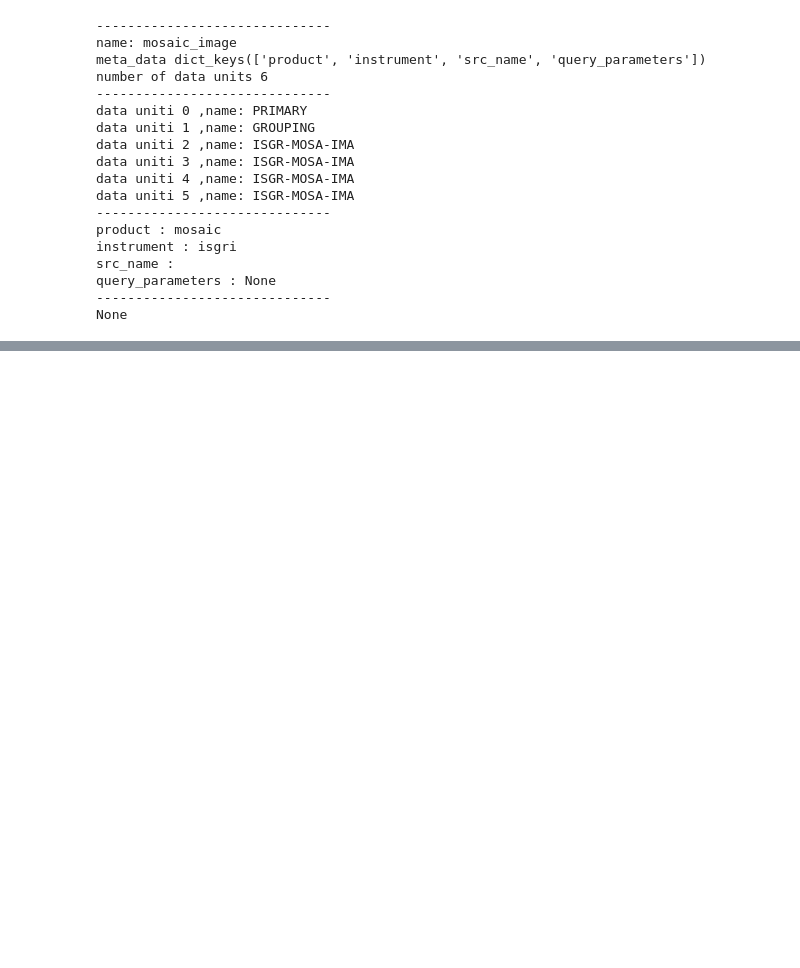
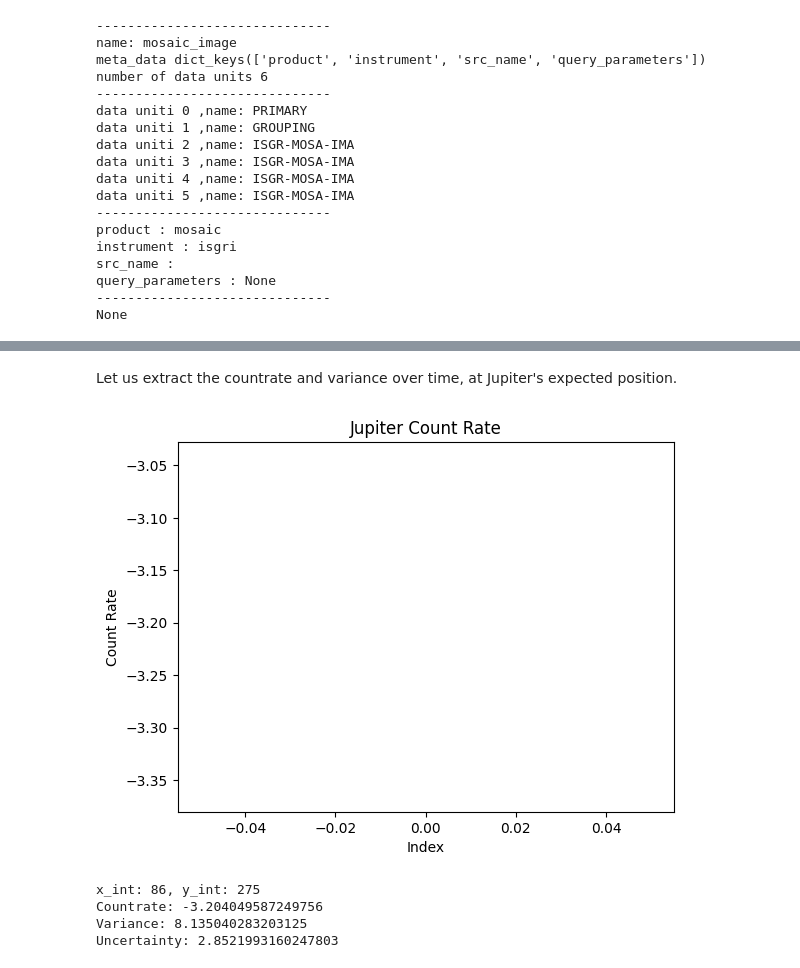
Before and after one commit to interstellxr/jupiter-xray-analysis, a Jupyter notebook: ScWanalysis.ipynb, the cells around one changed output, grey strips where cells are left out. Cells and saved outputs as stored; diff of their text form; code cells hidden in the pictures; blank space fills up the shorter version.

```diff
--- a/ScWanalysis.ipynb
+++ b/ScWanalysis.ipynb
@@ -215,0 +226,25 @@ Set MJD-END to 53854.233970 from DATE-END'. [astropy.wcs.wcs]
+# %% [markdown]
+Let us extract the countrate and variance over time, at Jupiter's expected position.
+# %%
+x_int, y_int = int(round(x.item())), int(round(y.item()))
+
+countrate = intensity_data[y_int, x_int]
+variance = variance_data[y_int, x_int]
+uncertainty = np.sqrt(variance)
+
+plt.plot([countrate])
+plt.xlabel("Index")
+plt.ylabel("Count Rate")
+plt.title("Jupiter Count Rate")
+plt.show()
+
+print(f"x_int: {x_int}, y_int: {y_int}")
+print(f"Countrate: {countrate}")
+print(f"Variance: {variance}")
+print(f"Uncertainty: {uncertainty}")
+# %% [output]
+[figure, added]
+x_int: 86, y_int: 275
+Countrate: -3.204049587249756
+Variance: 8.135040283203125
+Uncertainty: 2.8521993160247803
```
Also changed, not shown: parts of 4 cells of this notebook.
